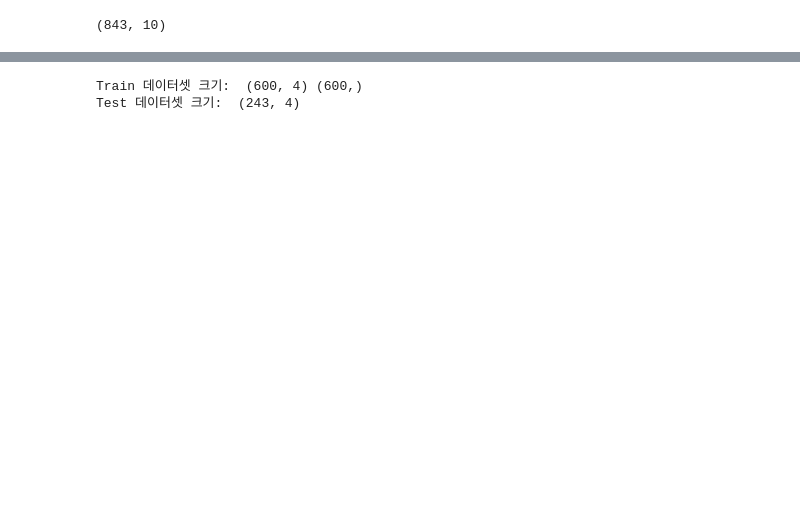
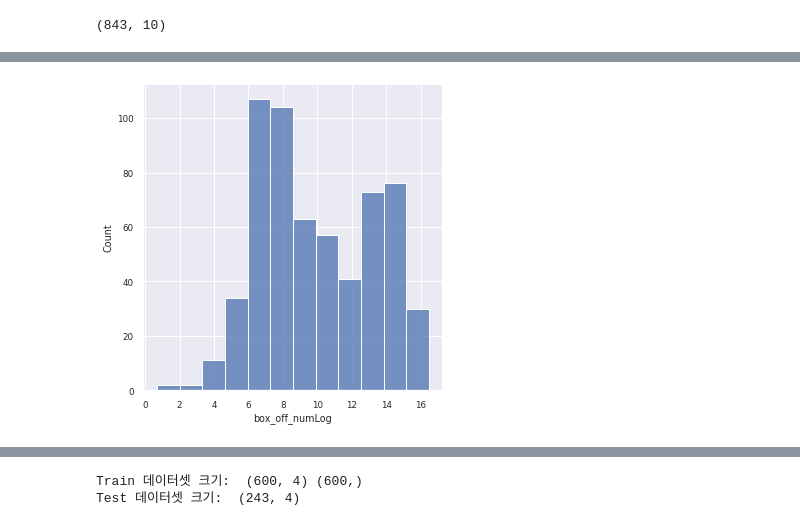
Before and after one commit to gnbhub/gnb_2022_1_Ai_team2, a Jupyter notebook: week5/changbeom5.ipynb, the cells around one changed output, grey strips where cells are left out. Cells and saved outputs as stored; diff of their text form; code cells hidden in the pictures; blank space fills up the shorter version.

```diff
--- a/week5/changbeom5.ipynb
+++ b/week5/changbeom5.ipynb
@@ -147,0 +187,8 @@ print(data.shape)
+# %%
+data['box_off_numLog'] = np.log1p(data['box_off_num'])
+
+sns.displot(x = 'box_off_numLog', kind='hist',
+            data = data[data['TrainSplit']=='Train'])
+plt.show()
+# %% [output]
+[figure, added]
```
Also changed, not shown: parts of 33 cells of this notebook.
